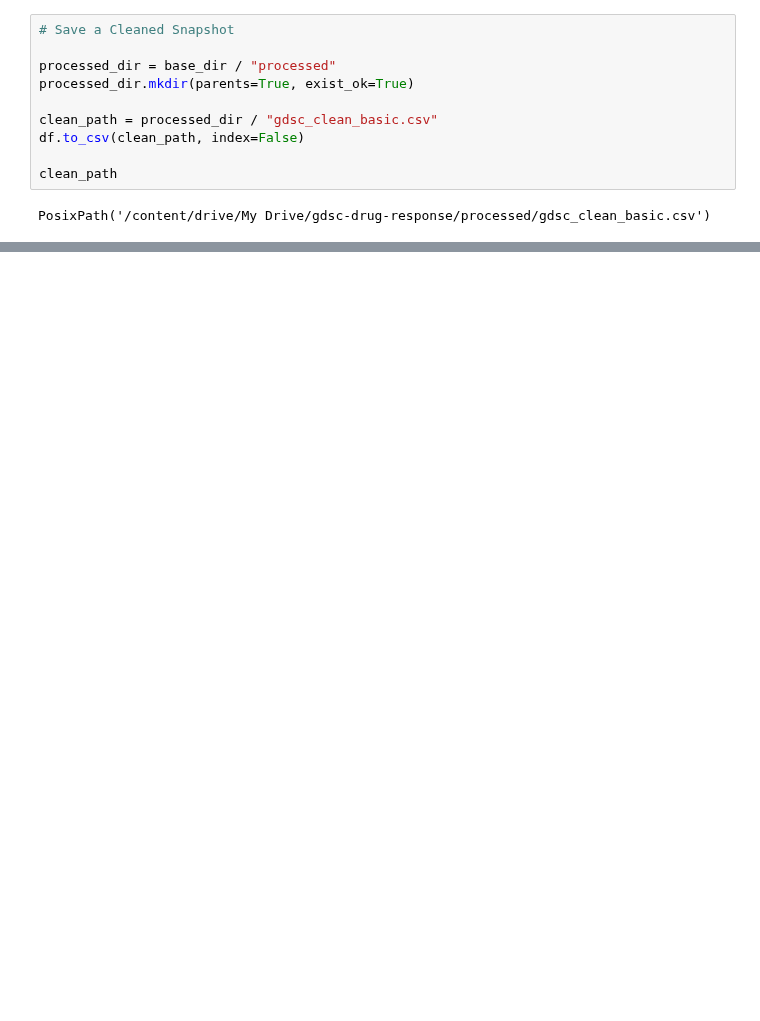
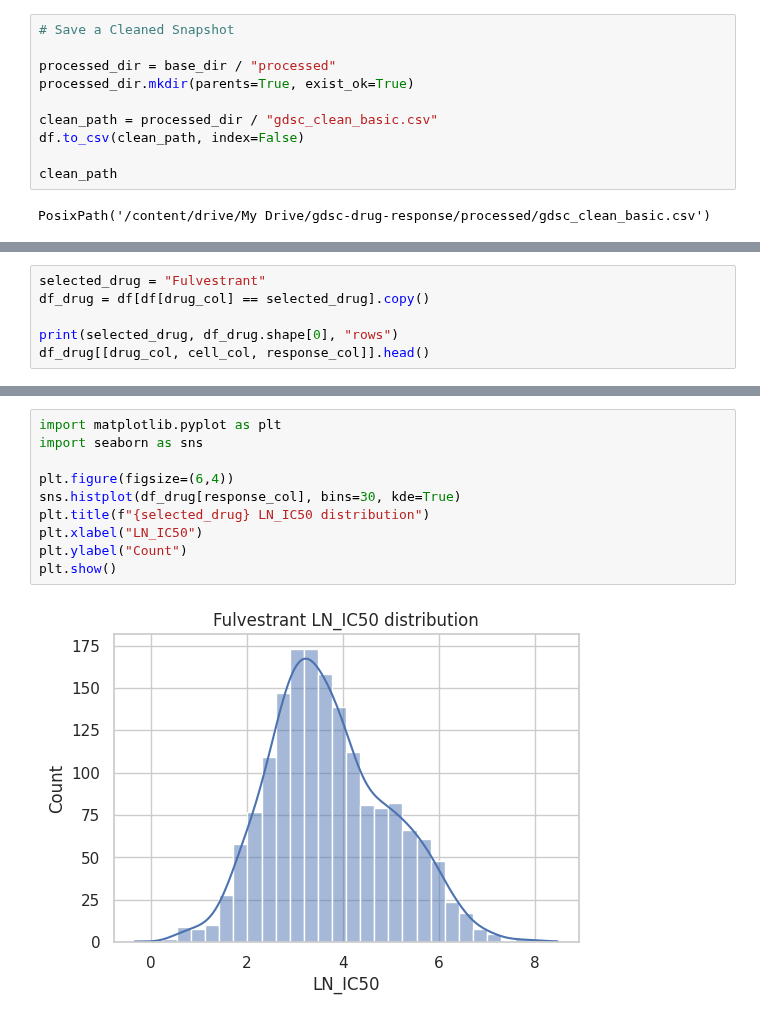
Before and after one commit to AarzuM39/gdsc-drug-response-project, a Jupyter notebook: notebooks/01_data_loading_and_qc.ipynb, the cells around one changed output, grey strips where cells are left out. Drawn from its saved outputs; the diff is of its cells as text; blank space fills up the shorter version.

```diff
--- a/notebooks/01_data_loading_and_qc.ipynb
+++ b/notebooks/01_data_loading_and_qc.ipynb
@@ -169,0 +187,6 @@ PosixPath('/content/drive/My Drive/gdsc-drug-response/processed/gdsc_clean_basic
+# %%
+selected_drug = "Fulvestrant"
+df_drug = df[df[drug_col] == selected_drug].copy()
+
+print(selected_drug, df_drug.shape[0], "rows")
+df_drug[[drug_col, cell_col, response_col]].head()
@@ -169,0 +201,12 @@ PosixPath('/content/drive/My Drive/gdsc-drug-response/processed/gdsc_clean_basic
+# %%
+import matplotlib.pyplot as plt
+import seaborn as sns
+
+plt.figure(figsize=(6,4))
+sns.histplot(df_drug[response_col], bins=30, kde=True)
+plt.title(f"{selected_drug} LN_IC50 distribution")
+plt.xlabel("LN_IC50")
+plt.ylabel("Count")
+plt.show()
+# %% [output]
+[figure, added]
```
Also changed, not shown: parts of 5 cells of this notebook.
